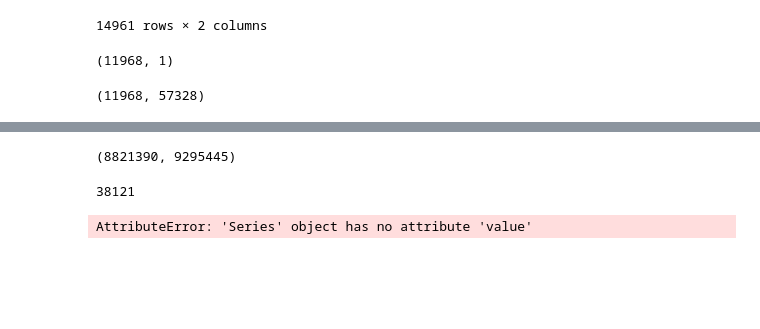
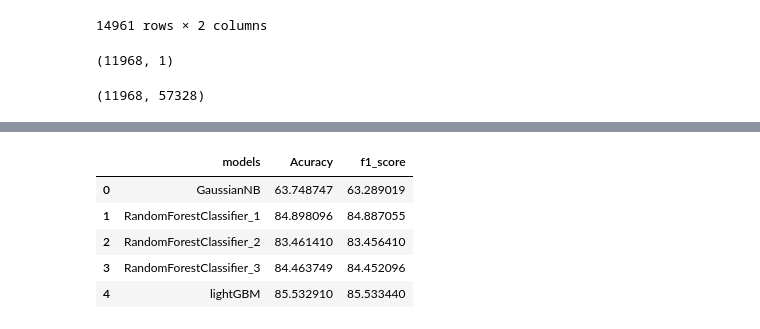
Before and after one commit to Hamidreza-Sj/Twitter-Sentiment-Analysis, a Jupyter notebook: Approach 1.ipynb, the cells around one changed output, grey strips where cells are left out. Saved outputs shown, nothing was run; the diff lists cells and outputs as text; code cells hidden in the pictures; blank space fills up the shorter version.

```diff
--- a/Approach 1.ipynb
+++ b/Approach 1.ipynb
@@ -446,11 +452,6 @@ accuracy_score(y_test, y_pred)
 # %%
 # Try Bag of Words with limited features and n-grams
+
 cv = CountVectorizer(ngram_range=(1,2), max_features=5000)
 X_train_bow = cv.fit_transform(X_train['review']).toarray()
 X_test_bow = cv.transform(X_test['review']).toarray()
-
-# Train and evaluate Random Forest with new features
-rf = RandomForestClassifier()
-rf.fit(X_train_bow,y_train)
-y_pred = rf.predict(X_test_bow)
-accuracy_score(y_test,y_pred)
@@ -458,0 +458,11 @@ accuracy_score(y_test,y_pred)
+# %%
+# Train and evaluate Random Forest with new features
+
+rf2 = RandomForestClassifier()
+rf2.fit(X_train_bow,y_train)
+y_pred_rf2 = rf2.predict(X_test_bow)
+rf2_acc = accuracy_score(y_test, y_pred_rf2) * 100
+rf2_f1 = f1_score(y_test, y_pred_rf2, average='weighted') * 100
+
+print(f"Accuracy Score: {rf2_acc:.4f}")
+print(f"F1 Score: {rf2_f1:.4f}")
@@ -466,10 +477,13 @@ X_train_tfidf = tfidf.fit_transform(X_train['review']).toarray()
 X_test_tfidf = tfidf.transform(X_test['review']).toarray()
 # %%
 # Train and evaluate Random Forest with TF-IDF features
-rf = RandomForestClassifier()
 
-rf.fit(X_train_tfidf,y_train)
-y_pred = rf.predict(X_test_tfidf)
+rf3 = RandomForestClassifier()
+rf3.fit(X_train_tfidf,y_train)
+y_pred_rf3 = rf3.predict(X_test_tfidf)
+rf3_acc = accuracy_score(y_test, y_pred_rf3) * 100
+rf3_f1 = f1_score(y_test, y_pred_rf3, average='weighted') * 100
 
-accuracy_score(y_test,y_pred)
+print(f"Accuracy Score: {rf3_acc:.4f}")
+print(f"F1 Score: {rf3_f1:.4f}")
 # %% [output]
@@ -492,11 +492,12 @@ Note: you may need to restart the kernel to use updated packages.
 # %%
 # Train and evaluate LightGBM classifier
-import lightgbm
 
 lgbm = lightgbm.LGBMClassifier()
+lgbm.fit(X_train_bow,y_train)
+y_pred_lgbm = lgbm.predict(X_test_bow)
+lgbm_acc = accuracy_score(y_test, y_pred_lgbm) * 100
+lgbm_f1 = f1_score(y_test, y_pred_lgbm, average='weighted') * 100
 
-lgbm.fit(X_train_bow,y_train)
-y_pred = lgbm.predict(X_test_bow)
-
-accuracy_score(y_test,y_pred)
+print(f"Accuracy Score: {lgbm_acc:.4f}")
+print(f"F1 Score: {lgbm_f1:.4f}")
 # %% [output]
@@ -527,17 +514,12 @@ model = gensim.models.Word2Vec(
-# %%
-model.build_vocab(story)
-model.train(story, total_examples=model.corpus_count, epochs=model.epochs)
-# %% [output]
-(8821390, 9295445)
-# %%
-len(model.wv.index_to_key)
-# %% [output]
-38121
-# %%
-def document_vector(doc):
-    doc = [word for word in doc.split() if word in model.wv.index_to_key]
-    return np.mean(model.wv[doc], axis=0)
-
-document_vector(df['review'].value[0])
-# %% [output]
-AttributeError: 'Series' object has no attribute 'value'
+# %%
+df = pd.DataFrame({'models': ['GaussianNB', 'RandomForestClassifier_1', 'RandomForestClassifier_2', 'RandomForestClassifier_3',
+                              'lightGBM'], 'Acuracy': [gnb_acc, rf_acc, rf2_acc, rf3_acc, lgbm_acc],
+                              'f1_score': [gnb_f1, rf_f1, rf2_f1, rf3_f1, lgbm_f1]})
+df
+# %% [output]
+|  | models | Acuracy | f1_score |
+| 0 | GaussianNB | 63.748747 | 63.289019 |
+| 1 | RandomForestClassifier_1 | 84.898096 | 84.887055 |
+| 2 | RandomForestClassifier_2 | 83.461410 | 83.456410 |
+| 3 | RandomForestClassifier_3 | 84.463749 | 84.452096 |
+| 4 | lightGBM | 85.532910 | 85.533440 |
```
Also changed, not shown: parts of 11 cells of this notebook.
